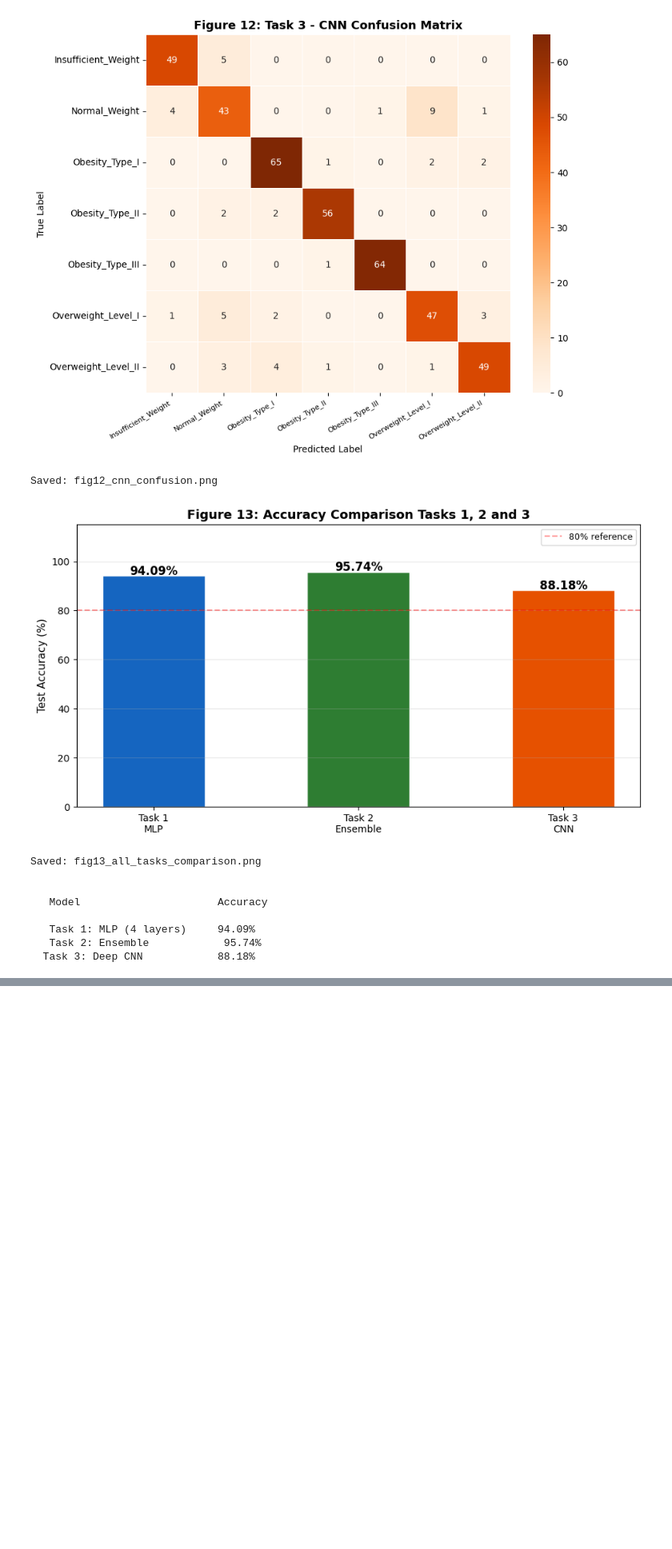
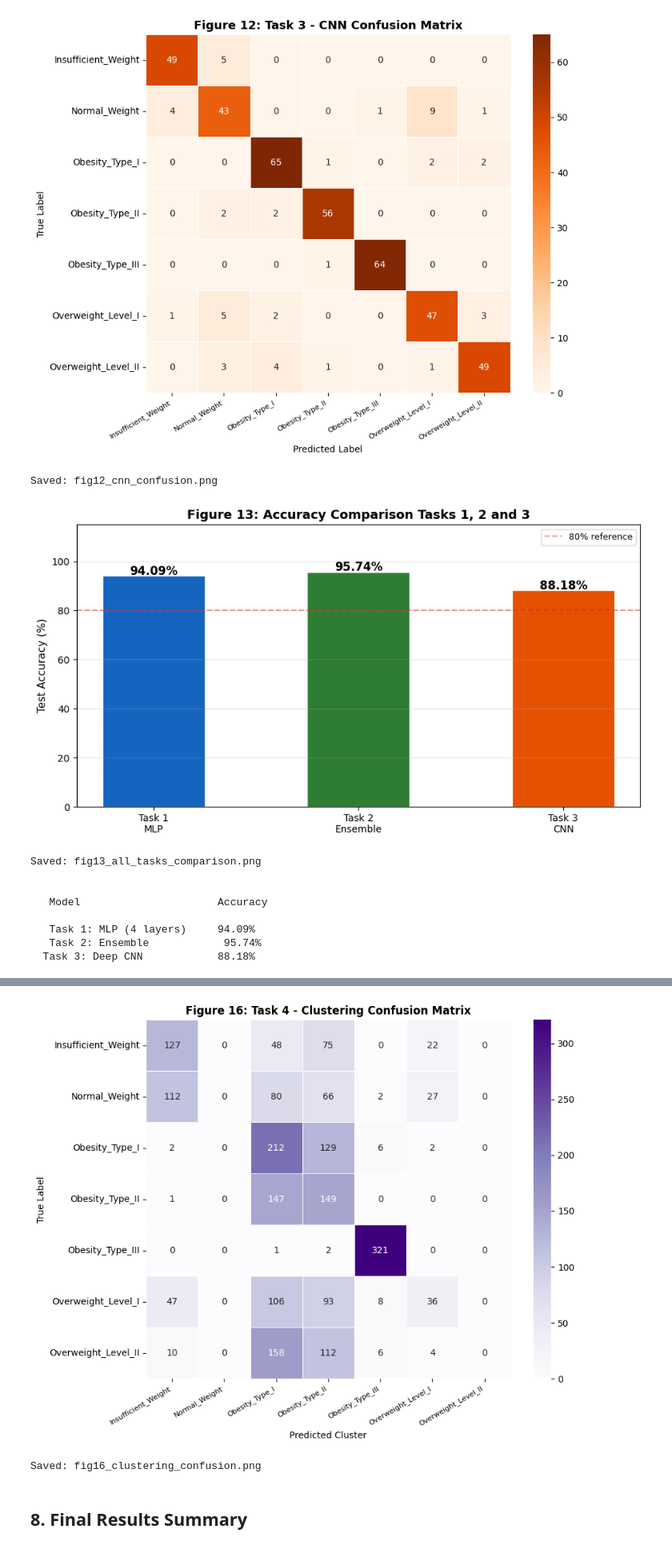
Before and after one commit to manthanfale62-glitch/OBESITY-LEVEL-CLASSIFICATION-USING-ARTIFICIAL-INTELLIGENCE-TECHNIQUES-, a Jupyter notebook: Notebook/Untitled-3.ipynb, the cells around one changed output, grey strips where cells are left out. Shown at 80% size. Saved outputs shown, nothing was run; the diff lists cells and outputs as text; code cells hidden in the pictures; blank space fills up the shorter version.

```diff
--- a/Notebook/Untitled-3.ipynb
+++ b/Notebook/Untitled-3.ipynb
@@ -1458,0 +1510,27 @@ Saved: fig13_all_tasks_comparison.png
+# %%
+# Apply K-Means with k=7
+kmeans = KMeans(n_clusters=7, random_state=42, n_init=20, max_iter=500)
+kmeans.fit(X_scaled)
+cluster_labels = kmeans.labels_
+
+# Map each cluster to majority true class
+cluster_to_class = {}
+for c in range(7):
+    mask_c = cluster_labels == c
+    if mask_c.sum() > 0:
+        majority = mode(y.values[mask_c], keepdims=True).mode[0]
+        cluster_to_class[c] = majority
+mapped_preds = np.array([cluster_to_class[c] for c in cluster_labels])
+
+# Evaluate
+clust_accuracy = accuracy_score(y, mapped_preds)
+sil_final      = silhouette_score(X_scaled, cluster_labels)
+db_final       = davies_bouldin_score(X_scaled, cluster_labels)
+
+print(f"Clustering Accuracy   : {clust_accuracy*100:.2f}%")
+print(f"Silhouette Score      : {sil_final:.4f}  (closer to 1.0 is better)")
+print(f"Davies-Bouldin Index  : {db_final:.4f}  (lower is better)")
+print()
+print("Cluster to Class Mapping:")
+for c, cls_idx in cluster_to_class.items():
+    print(f"  Cluster {c}  ->  {class_names[cls_idx]}")
@@ -1458,0 +1573,18 @@ Saved: fig13_all_tasks_comparison.png
+# %%
+# Figure 16 - Clustering Confusion Matrix
+fig, ax = plt.subplots(figsize=(9,7))
+sns.heatmap(confusion_matrix(y, mapped_preds), annot=True, fmt='d',
+            cmap='Purples', xticklabels=class_names, yticklabels=class_names,
+            ax=ax, linewidths=0.5)
+ax.set_title('Figure 16: Task 4 - Clustering Confusion Matrix', fontsize=12, fontweight='bold')
+ax.set_xlabel('Predicted Cluster'); ax.set_ylabel('True Label')
+plt.xticks(rotation=30, ha='right', fontsize=8)
+plt.tight_layout()
+plt.savefig('fig16_clustering_confusion.png', dpi=150, bbox_inches='tight')
+plt.show()
+print("Saved: fig16_clustering_confusion.png")
+# %% [output]
+[figure, added]
+Saved: fig16_clustering_confusion.png
+# %% [markdown]
+## 8. Final Results Summary
```
Also changed, not shown: parts of 6 cells of this notebook, 3 other files.
